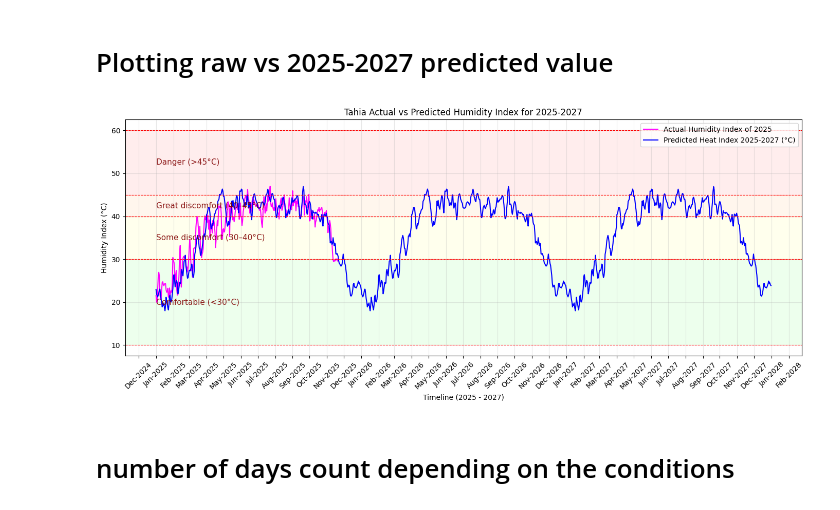
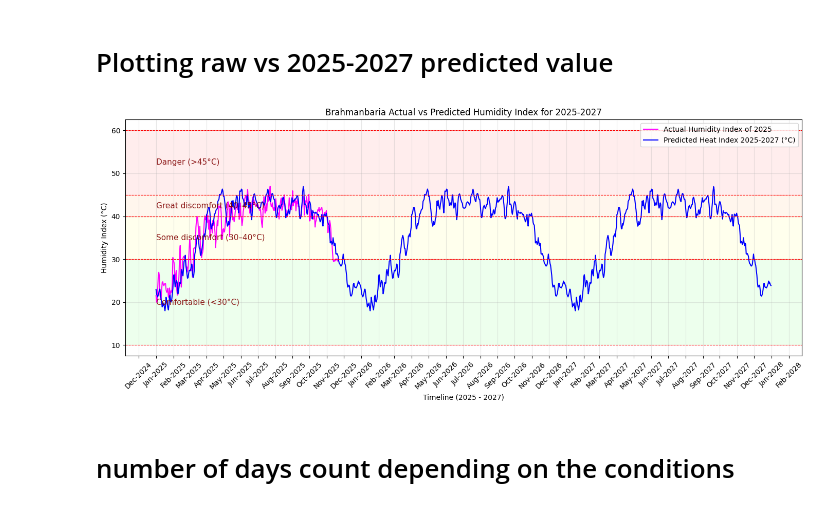
Before and after one commit to not-your-pancake/TCC-ensembling-paper, a Jupyter notebook: 4-Humidex/brahmanbaria_Humidex.ipynb, the cells around one changed output. Cells and saved outputs as stored; diff of their text form; code cells hidden in the pictures.

```diff
--- a/4-Humidex/brahmanbaria_Humidex.ipynb
+++ b/4-Humidex/brahmanbaria_Humidex.ipynb
@@ -1301,7 +1301,7 @@ plt.plot(rf_forecast_out2.index, rf_forecast_out2['pred_humidity_index'],
 
 plt.xlabel('Timeline (2025 - 2027)')
 plt.ylabel('Humidity Index (°C)')
-plt.title('Tahia Actual vs Predicted Humidity Index for 2025-2027')
+plt.title('Brahmanbaria Actual vs Predicted Humidity Index for 2025-2027')
 
 bands = [
     (10, 30, "Comfortable (<30°C)", (0, 1, 0, 0.07)),
@@ -1309,34 +1309,34 @@ bands = [
     (40, 45, "Great discomfort (40–45°C)", (1, 0.5, 0, 0.07)),
     (45, 60, "Danger (>45°C)", (1, 0, 0, 0.07))
 ]
 
 ax = plt.gca()
 
 for low, high, label, color in bands:
     ax.axhspan(low, high, facecolor=color, edgecolor=None)
     plt.axhline(y=low, color='red', linestyle='--', linewidth=0.8)
     plt.axhline(y=high, color='red', linestyle='--', linewidth=0.8)
     plt.text(
         x=no_null_HI_2025.index.min(),
         y=(low + high) / 2,
         s=label,
         fontsize=11,
         color="maroon",
         va="center",
         ha="left",
         alpha=0.9
     )
 
 plt.gca().xaxis.set_major_locator(mdates.MonthLocator())
 plt.gca().xaxis.set_major_formatter(mdates.DateFormatter('%b-%Y'))
 
 plt.xticks(rotation=45)
 plt.grid(alpha=0.3)
 plt.legend()
 plt.tight_layout()
 plt.show()
 # %% [output]
-[figure, old version]
+[figure, new version]
 # %% [markdown]
 # number of days count depending on the conditions
 # %%
```
Also changed, not shown: parts of 2 cells of this notebook, 2 other files.
